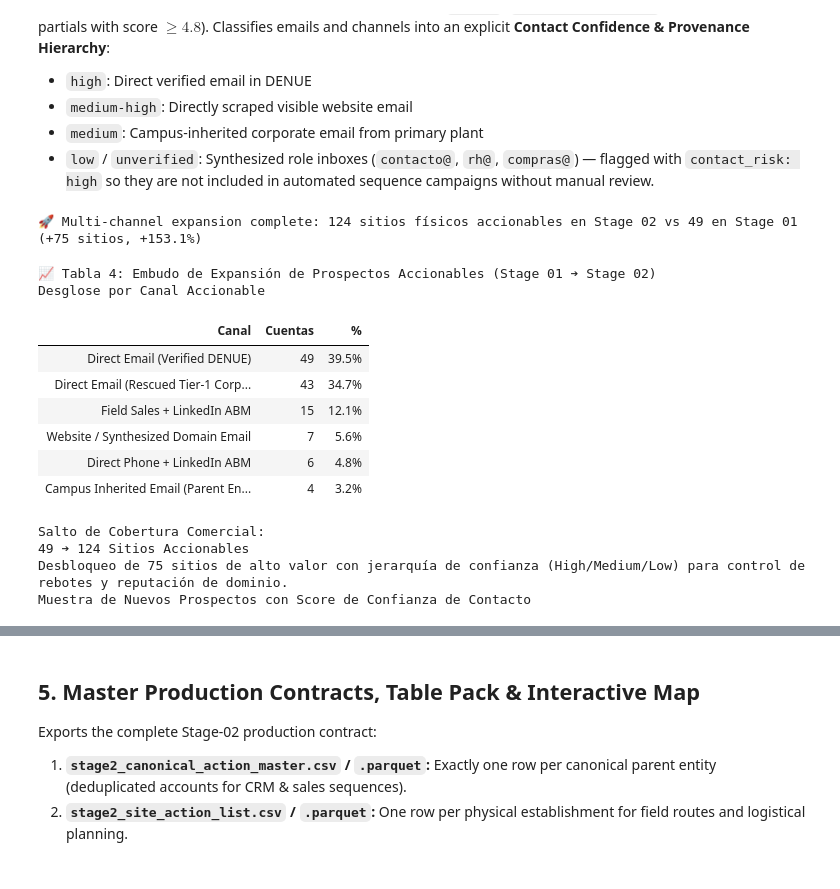
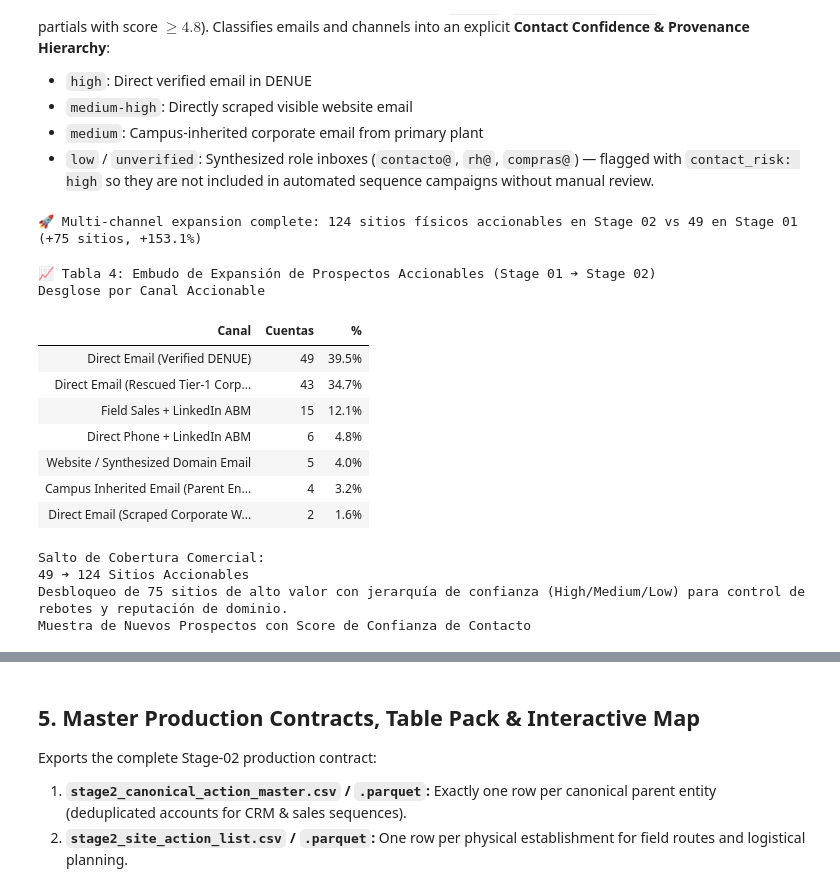
Before and after one commit to emmanuelol/mexico-commercial-osint, a Jupyter notebook: notebooks/02_entity_resolution.ipynb, the cells around one changed output, grey strips where cells are left out. Drawn from its saved outputs; the diff is of its cells as text; code cells hidden in the pictures.

```diff
--- a/notebooks/02_entity_resolution.ipynb
+++ b/notebooks/02_entity_resolution.ipynb
@@ -640,7 +659,39 @@ def synthesize_corporate_domain_contact(website: str | None) -> dict:
         "alternate_inboxes": [f"rh@{clean_w}", f"compras@{clean_w}", f"ventas@{clean_w}"],
     }
 
-def evaluate_stage2_actionability(rec: dict) -> dict:
+def scrape_corporate_contact_emails(websites: list[str], max_workers: int = 8, timeout: float = 2.5) -> dict[str, str]:
+    scraped = {}
+    headers = {"User-Agent": "Mozilla/5.0 (Windows NT 10.0; Win64; x64) MexicoCommercialOSINT/1.0"}
+    clean_targets = list(set(w.strip() for w in websites if w and isinstance(w, str) and "." in w))
+
+    def scrape_url(w: str):
+        url = w if w.lower().startswith("http") else f"https://{w}"
+        for target in [url, urljoin(url, "/contacto"), urljoin(url, "/contact")]:
+            try:
+                resp = requests.get(target, headers=headers, timeout=timeout)
+                if resp.status_code == 200:
+                    found = EMAIL_REGEX.findall(resp.text)
+                    valid = [
+                        e for e in found
+                        if not any(e.lower().endswith(ext) for ext in [".png", ".jpg", ".jpeg", ".gif", ".svg", ".webp", ".js", ".css"])
+                        and not any(e.lower().startswith(p) for p in ["bootstrap@", "jquery@", "user@"])
+                        and len(e) <= 50
+                    ]
+                    if valid:
+                        return (w, valid[0])
+            except Exception:
+                pass
+        return (w, "")
+
+    with ThreadPoolExecutor(max_workers=max_workers) as ex:
+        futures = [ex.submit(scrape_url, w) for w in clean_targets]
+        for f in as_completed(futures):
+            w_res, em_res = f.result()
+            if em_res:
+                scraped[w_res] = em_res
+    return scraped
+
+def evaluate_stage2_actionability(rec: dict, scraped_map: dict | None = None) -> dict:
     b2b_status = rec.get("b2b_status", "")
     is_rescued = rec.get("is_rescued_partial", False)
     email = (rec.get("email") or "").strip()
@@ -677,6 +728,21 @@ def evaluate_stage2_actionability(rec: dict) -> dict:
             "contact_verified": False,
             "contact_risk": "medium",
             "actionable_tier": "Tier-1 Campus Inherited",
+        }
+
+    # 2.5. Direct Email Scraped from Corporate Website
+    scraped_em = (scraped_map or {}).get(website, "")
+    if (b2b_status == "target" or is_rescued) and scraped_em:
+        return {
+            "is_stage2_actionable": True,
+            "actionable_channel": "Direct Email (Scraped Corporate Website)",
+            "rescue_reason": "Live Corporate Website Email Scraping",
+            "effective_contact": scraped_em,
+            "email_source": "scraped_website",
+            "email_confidence": "medium-high",
+            "contact_verified": True,
+            "contact_risk": "low",
+            "actionable_tier": "Tier-1 Direct Email",
         }
 
     # 3. Target without email, but has corporate website -> Domain Synthesized
@@ -760,7 +826,16 @@ def evaluate_stage2_actionability(rec: dict) -> dict:
     }
 
 # Apply evaluation across all records
-eval_results = [evaluate_stage2_actionability(r) for r in df_clustered.iter_rows(named=True)]
+# Live Scrape Candidate Websites
+candidate_websites = [
+    r.get("website") for r in df_clustered.iter_rows(named=True)
+    if (r.get("b2b_status") in ["target", "partial"] or r.get("is_rescued_partial"))
+    and not r.get("email") and not r.get("inherited_email") and r.get("website")
+]
+scraped_contacts = scrape_corporate_contact_emails(candidate_websites, max_workers=STAGE2_CONFIG.get("max_scrape_workers", 8))
+
+# Apply evaluation across all records
+eval_results = [evaluate_stage2_actionability(r, scraped_map=scraped_contacts) for r in df_clustered.iter_rows(named=True)]
 
 # Build LinkedIn Search Queries
 linkedin_urls = []
@@ -861,36 +936,37 @@ html_table_4 = f"""
             <div style="font-size: 12px; color: #64748b; margin-top: 4px;">Desbloqueo de <b>{len(act_stage2_sites)-len(df_gold_stage1):,} sitios de alto valor</b> con jerarquía de confianza (High/Medium/Low) para control de rebotes y reputación de dominio.</div>
         </div>
     </div>
     <h5 style="margin: 10px 0 6px 0; color: #1e293b;">Muestra de Nuevos Prospectos con Score de Confianza de Contacto</h5>
     <table style="width: 100%; border-collapse: collapse; text-align: left; font-size: 11px; background: white; border: 1px solid #cbd5e1; border-radius: 6px; overflow: hidden;">
         <thead style="background: #064e3b; color: white;">
             <tr>
                 <th style="padding: 8px 10px;">Establecimiento</th>
                 <th style="padding: 8px 10px;">Entidad Matriz</th>
                 <th style="padding: 8px 10px; text-align: center;">Score 5D</th>
                 <th style="padding: 8px 10px;">Canal Asignado</th>
                 <th style="padding: 8px 10px;">Contacto Resuelto</th>
                 <th style="padding: 8px 10px; text-align: center;">Confianza / Riesgo</th>
             </tr>
         </thead>
         <tbody>
             {''.join(unlocked_rows)}
         </tbody>
     </table>
 </div>
 """
 display(HTML(html_table_4))
 # %% [output]
 🚀 Multi-channel expansion complete: 124 sitios físicos accionables en Stage 02 vs 49 en Stage 01 (+75 sitios, +153.1%)
 📈 Tabla 4: Embudo de Expansión de Prospectos Accionables (Stage 01 ➔ Stage 02)
 Desglose por Canal Accionable
 | Canal | Cuentas | % |
 | Direct Email (Verified DENUE) | 49 | 39.5% |
 | Direct Email (Rescued Tier-1 Corp... | 43 | 34.7% |
 | Field Sales + LinkedIn ABM | 15 | 12.1% |
-| Website / Synthesized Domain Email | 7 | 5.6% |
 | Direct Phone + LinkedIn ABM | 6 | 4.8% |
+| Website / Synthesized Domain Email | 5 | 4.0% |
 | Campus Inherited Email (Parent En... | 4 | 3.2% |
+| Direct Email (Scraped Corporate W... | 2 | 1.6% |
 Salto de Cobertura Comercial:
 49 ➔ 124 Sitios Accionables
 Desbloqueo de 75 sitios de alto valor con jerarquía de confianza (High/Medium/Low) para control de rebotes y reputación de dominio.
```
Also changed, not shown: parts of 3 cells of this notebook, 1 other file.
